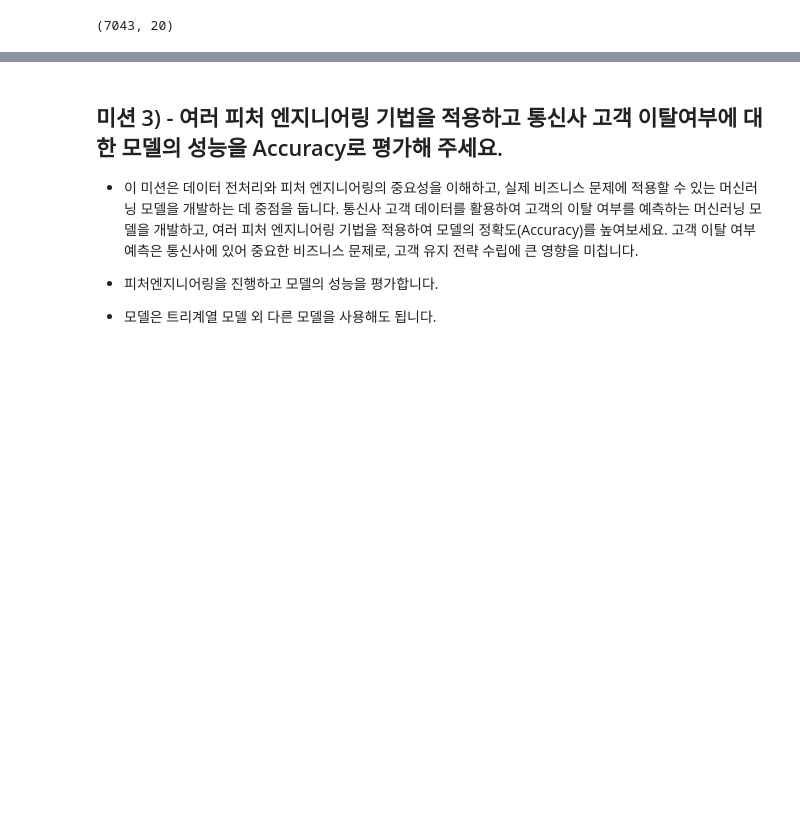
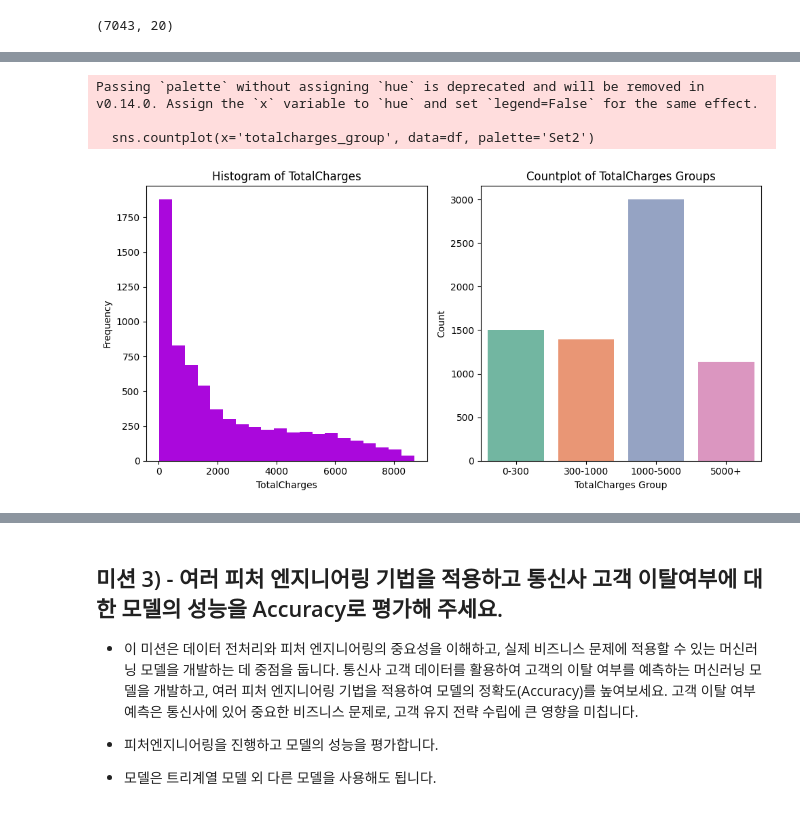
Before and after one commit to shkapril/Data-Science-Projects-2024, a Jupyter notebook: Week3/03_week_mission_acorn.ipynb, the cells around one changed output, grey strips where cells are left out. Drawn from its saved outputs; the diff is of its cells as text; code cells hidden in the pictures; blank space fills up the shorter version.

```diff
--- a/Week3/03_week_mission_acorn.ipynb
+++ b/Week3/03_week_mission_acorn.ipynb
@@ -105,3 +109,26 @@ Passing `palette` without assigning `hue` is deprecated and will be removed in v
+# %%
+# 히스토그램
+plt.figure(figsize=(10, 5))
+plt.subplot(1, 2, 1)
+plt.hist(df['TotalCharges'], bins=20, color='#AA08DC')
+plt.title('Histogram of TotalCharges')
+plt.xlabel('TotalCharges')
+plt.ylabel('Frequency')
+
+# Countplot
+plt.subplot(1, 2, 2)
+sns.countplot(x='totalcharges_group', data=df, palette='Set2')
+plt.title('Countplot of TotalCharges Groups')
+plt.xlabel('TotalCharges Group')
+plt.ylabel('Count')
+
+plt.tight_layout()
+plt.show()
+# %% [output]
+Passing `palette` without assigning `hue` is deprecated and will be removed in v0.14.0. Assign the `x` variable to `hue` and set `legend=False` for the same effect.
+
+  sns.countplot(x='totalcharges_group', data=df, palette='Set2')
+[figure, added]
 # %% [markdown]
 ## 미션 2) - One-Hot-Encoding 하기
 
```
Also changed, not shown: parts of 11 cells of this notebook, 1 other file.
